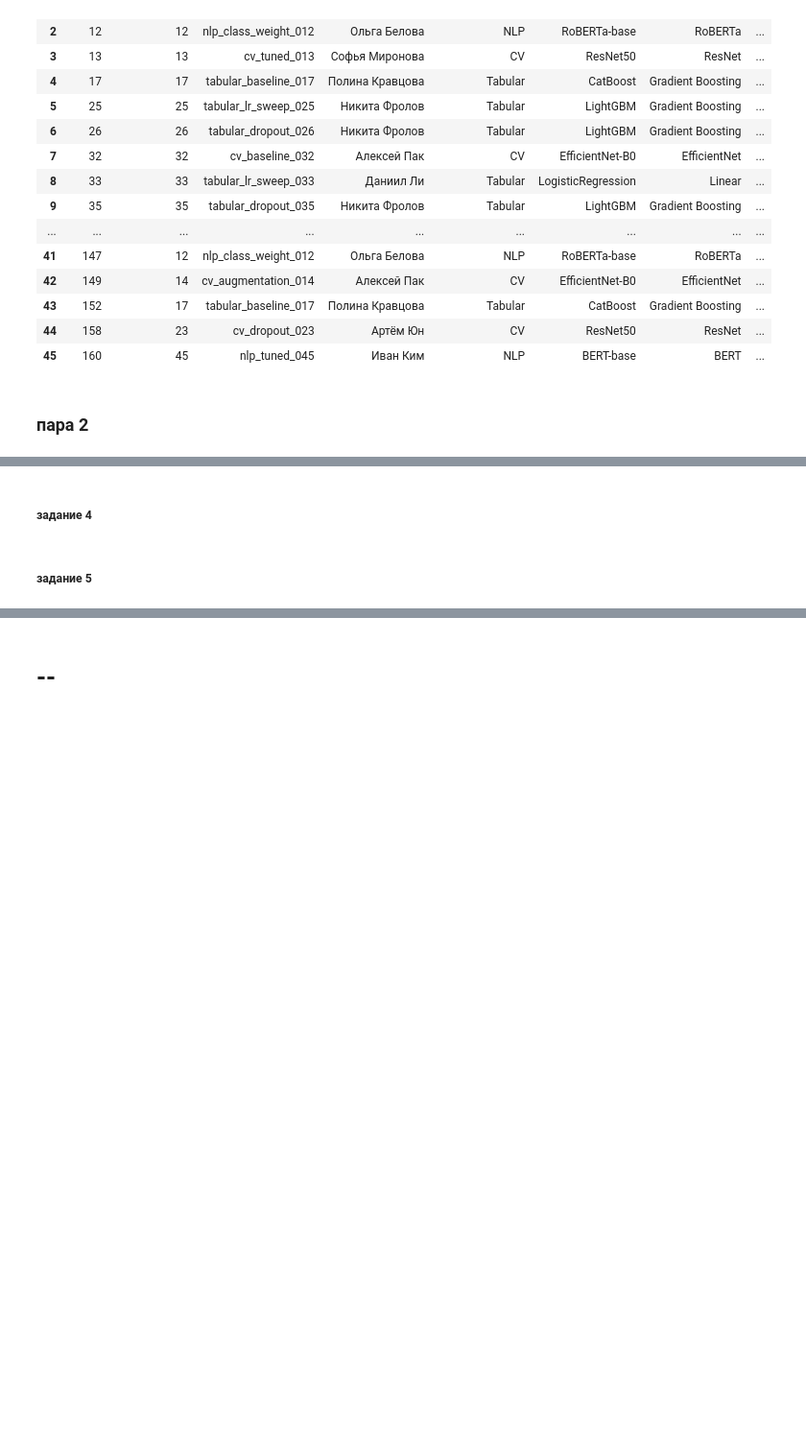
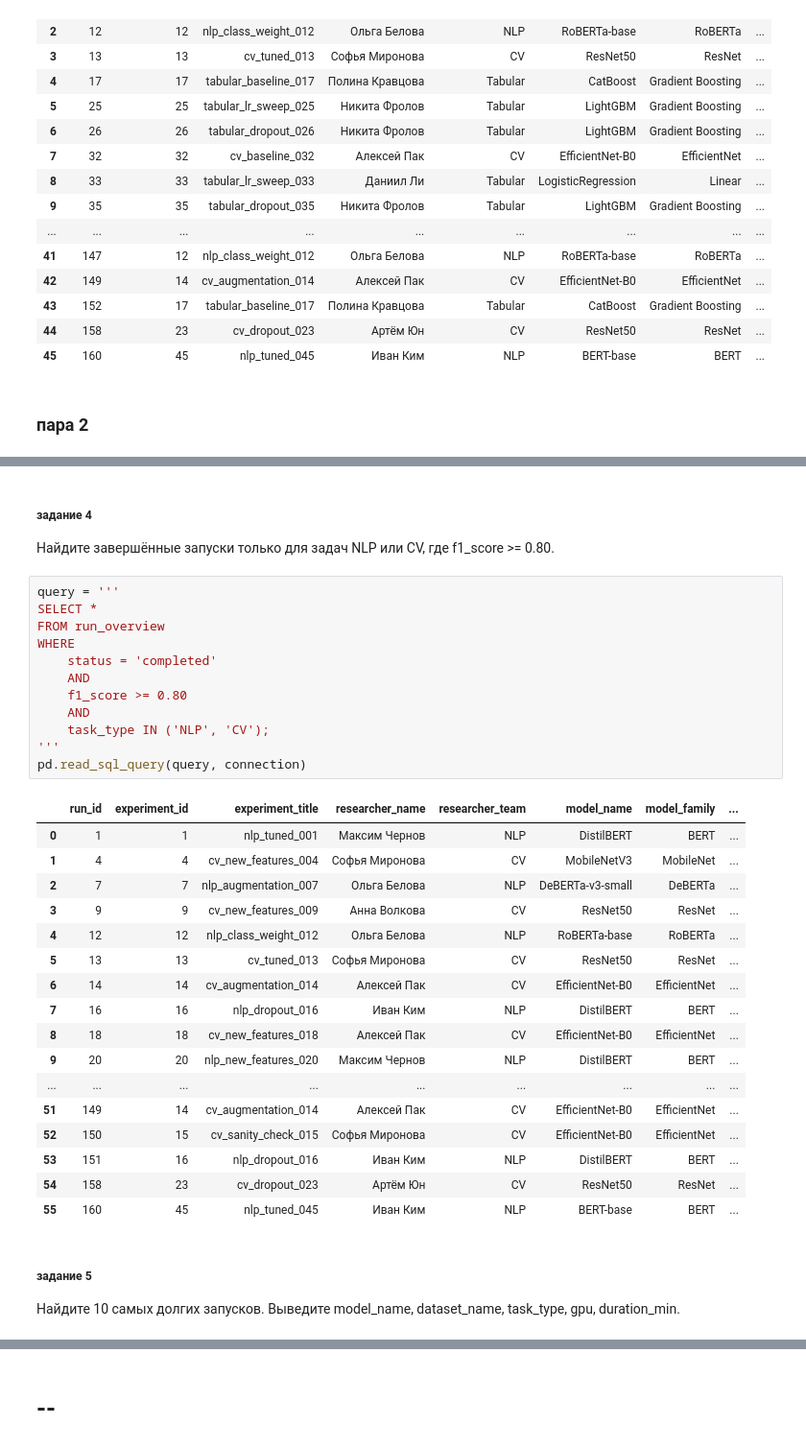
Before and after one commit to matv864/AI_work, a Jupyter notebook: database/ivanov_lab01.ipynb, the cells around one changed output, grey strips where cells are left out. Shown at 96% size. Cells and saved outputs as stored; diff of their text form; blank space fills up the shorter version.

```diff
--- a/database/ivanov_lab01.ipynb
+++ b/database/ivanov_lab01.ipynb
@@ -454,4 +532,36 @@ pd.read_sql_query(query, connection)
 # %% [markdown]
 ##### задание 4
+Найдите завершённые запуски только для задач NLP или CV, где f1_score >= 0.80.
+# %%
+query = '''
+SELECT *
+FROM run_overview
+WHERE
+    status = 'completed'
+    AND
+    f1_score >= 0.80
+    AND
+    task_type IN ('NLP', 'CV');
+'''
+pd.read_sql_query(query, connection)
+# %% [output]
+|  | run_id | experiment_id | experiment_title | researcher_name | researcher_team | model_name | model_family | ... |
+| 0 | 1 | 1 | nlp_tuned_001 | Максим Чернов | NLP | DistilBERT | BERT | ... |
+| 1 | 4 | 4 | cv_new_features_004 | Софья Миронова | CV | MobileNetV3 | MobileNet | ... |
+| 2 | 7 | 7 | nlp_augmentation_007 | Ольга Белова | NLP | DeBERTa-v3-small | DeBERTa | ... |
+| 3 | 9 | 9 | cv_new_features_009 | Анна Волкова | CV | ResNet50 | ResNet | ... |
+| 4 | 12 | 12 | nlp_class_weight_012 | Ольга Белова | NLP | RoBERTa-base | RoBERTa | ... |
+| 5 | 13 | 13 | cv_tuned_013 | Софья Миронова | CV | ResNet50 | ResNet | ... |
+| 6 | 14 | 14 | cv_augmentation_014 | Алексей Пак | CV | EfficientNet-B0 | EfficientNet | ... |
+| 7 | 16 | 16 | nlp_dropout_016 | Иван Ким | NLP | DistilBERT | BERT | ... |
+| 8 | 18 | 18 | cv_new_features_018 | Алексей Пак | CV | EfficientNet-B0 | EfficientNet | ... |
+| 9 | 20 | 20 | nlp_new_features_020 | Максим Чернов | NLP | DistilBERT | BERT | ... |
+| ... | ... | ... | ... | ... | ... | ... | ... | ... |
+| 51 | 149 | 14 | cv_augmentation_014 | Алексей Пак | CV | EfficientNet-B0 | EfficientNet | ... |
+| 52 | 150 | 15 | cv_sanity_check_015 | Софья Миронова | CV | EfficientNet-B0 | EfficientNet | ... |
+| 53 | 151 | 16 | nlp_dropout_016 | Иван Ким | NLP | DistilBERT | BERT | ... |
+| 54 | 158 | 23 | cv_dropout_023 | Артём Юн | CV | ResNet50 | ResNet | ... |
+| 55 | 160 | 45 | nlp_tuned_045 | Иван Ким | NLP | BERT-base | BERT | ... |
 # %% [markdown]
 ##### задание 5
+Найдите 10 самых долгих запусков. Выведите model_name, dataset_name, task_type, gpu, duration_min.
```
Also changed, not shown: parts of 64 cells of this notebook.
